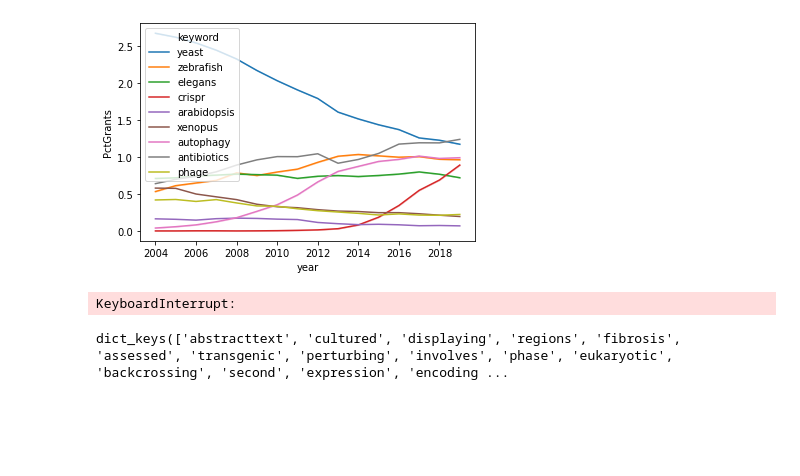
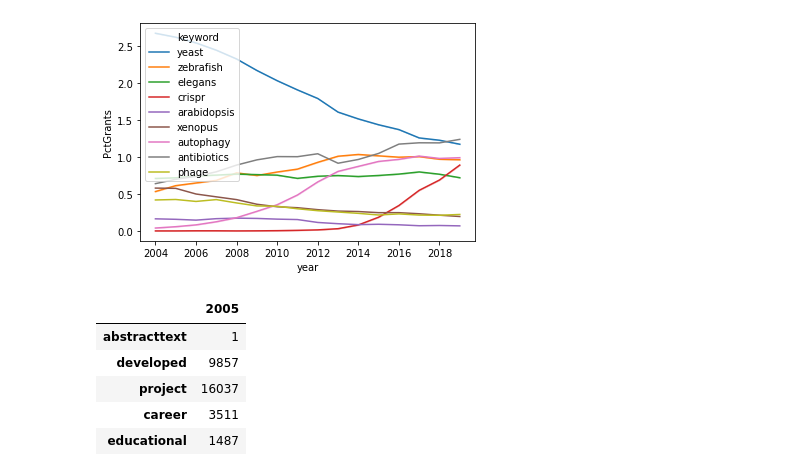
Before and after one commit to Lcarey/funding_analysis, a Jupyter notebook: NIH_funding_analysis.ipynb, the cells around one changed output. Saved outputs shown, nothing was run; the diff lists cells and outputs as text; code cells hidden in the pictures; blank space fills up the shorter version.

```diff
--- a/NIH_funding_analysis.ipynb
+++ b/NIH_funding_analysis.ipynb
@@ -112,20 +80,11 @@ print(list(abstracts[1][1])[:25])  # first 100 words in one abstract in one year
 # %%
 # find the topics that have decreased the most:
 first_year_abstracts = abstracts[years==min(years)][0]
-counter=collections.Counter(all_words)
-for W in first_year_abstracts:
-    counter = counter +collections.Counter(W)
+
+#first_year_counters = [collections.Counter(W) for W in ]
+#counter=collections.Counter(all_words)
+#for W in first_year_abstracts:
+#    counter = counter +collections.Counter(W)
 #len(all_words)
 #print(all_words[:100])
 #s,p,l = CountGrantsInOneYearWithWord( abstracts[years==min(years)][0] , keyword)
-v
-# %% [output]
-KeyboardInterrupt:
-# %%
-#counter1 = collections.Counter(W)
-#counter2 = collections.Counter(W)
-#counter = counter1 + counter2
-print(counter.keys())
-print(counter.values())
-# %% [output]
-dict_keys(['abstracttext', 'cultured', 'displaying', 'regions', 'fibrosis', 'assessed', 'transgenic', 'perturbing', 'involves', 'phase', 'eukaryotic', 'backcrossing', 'second', 'expression', 'encoding ...
@@ -131,0 +97,30 @@ dict_keys(['abstracttext', 'cultured', 'displaying', 'regions', 'fibrosis', 'ass
+# %%
+# make a single dict with counts of all words in that year
+filedir = '/Users/lcarey/Nutstore Files/Nutstore/funding_analysis/'
+(year,abstracts__list_of_sets) = decompress_pickle(filedir + 'RePORTER_PRJABS_C_FY2005')
+
+# each word occurs just onece in each grant
+#  testing dataframe idea
+l = list()
+[l.extend(x) for x in abstracts__list_of_sets]
+counter=collections.Counter(l)
+df = pd.DataFrame.from_dict(counter,orient='index',columns=[str(year)])
+df.head()
+
+l = list()
+[l.extend(x) for x in abstracts__list_of_sets[5:]]
+counter=collections.Counter(l)
+df2 = pd.DataFrame.from_dict(counter,orient='index',columns=[str(year)])
+df2.head()
+
+b = df.merge(df2,how='outer',left_index=True,right_index=True,copy=False)
+b = b.sort_values('2005_x',ascending=False)
+print(b['2005_y'].dtype)
+b.head()
+# %% [output]
+|  | 2005 |
+| abstracttext | 1 |
+| developed | 9857 |
+| project | 16037 |
+| career | 3511 |
+| educational | 1487 |
```
Also changed, not shown: parts of 4 cells of this notebook.
